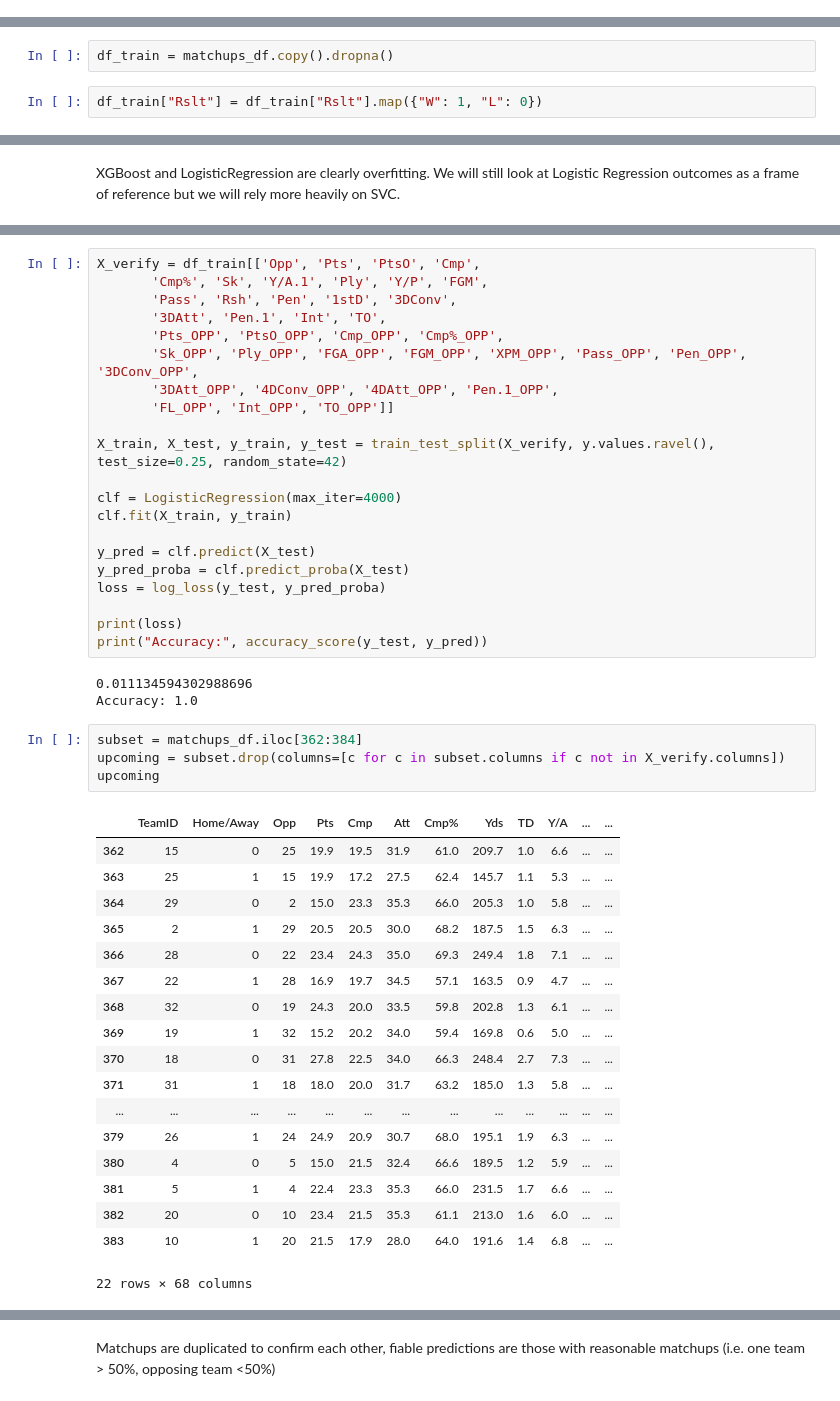
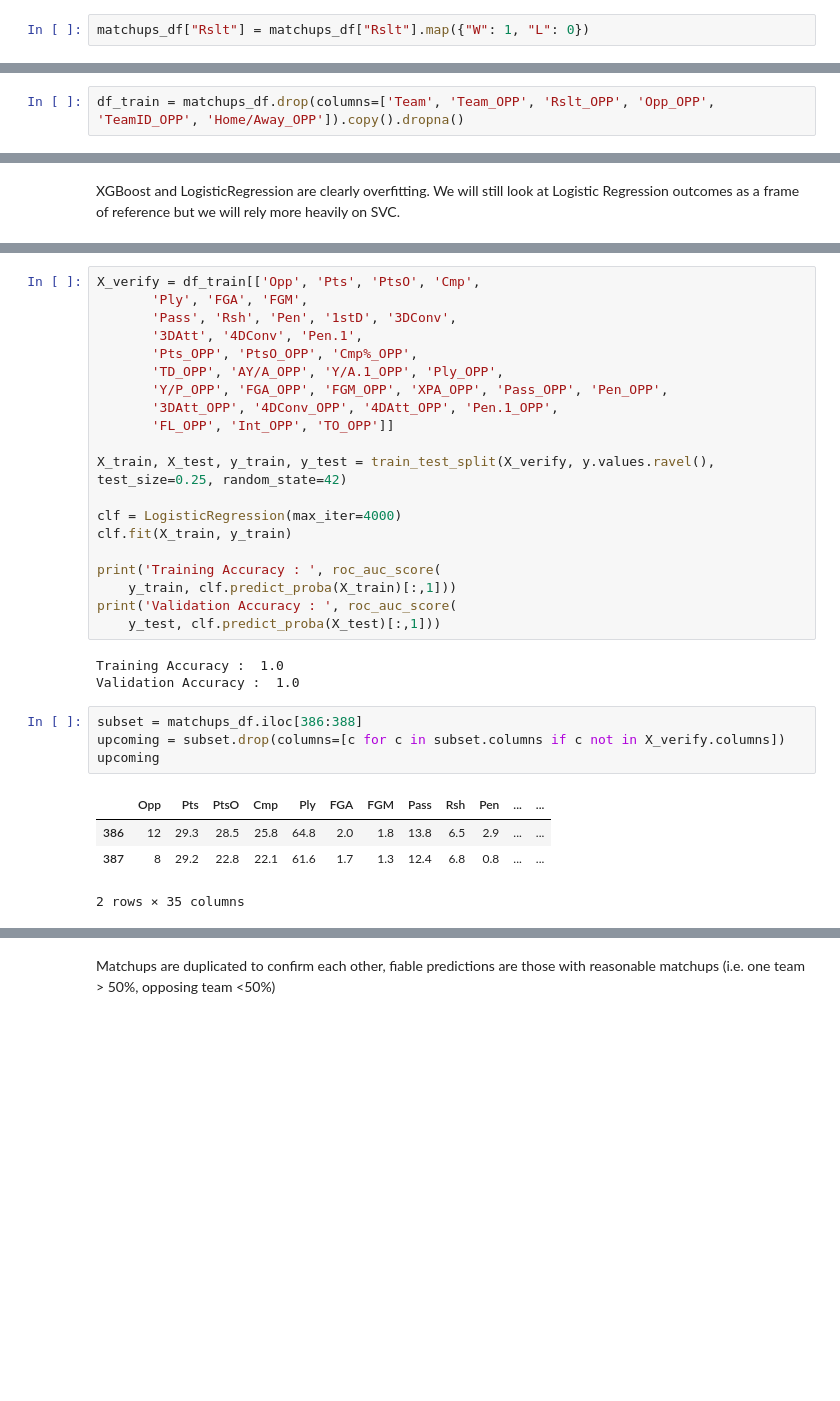
Before and after one commit to pchalhoub/portfolio, a Jupyter notebook: NFL2025.ipynb, the cells around one changed output, grey strips where cells are left out. Drawn from its saved outputs; the diff is of its cells as text; blank space fills up the shorter version.

```diff
--- a/NFL2025.ipynb
+++ b/NFL2025.ipynb
@@ -41,0 +42,2 @@ matchups_df
+# %%
+matchups_df["Rslt"] = matchups_df["Rslt"].map({"W": 1, "L": 0})
@@ -42,7 +54,5 @@ matchups_df
 # %%
-df_train = matchups_df.copy().dropna()
+df_train = matchups_df.drop(columns=['Team', 'Team_OPP', 'Rslt_OPP', 'Opp_OPP', 'TeamID_OPP', 'Home/Away_OPP']).copy().dropna()
-# %%
-df_train["Rslt"] = df_train["Rslt"].map({"W": 1, "L": 0})
 # %%
 df_train.columns
 # %% [output]
@@ -194,10 +231,11 @@ print(coef_df.head(38))
 # %%
 X_verify = df_train[['Opp', 'Pts', 'PtsO', 'Cmp',
-       'Cmp%', 'Sk', 'Y/A.1', 'Ply', 'Y/P', 'FGM',
+       'Ply', 'FGA', 'FGM',
        'Pass', 'Rsh', 'Pen', '1stD', '3DConv',
-       '3DAtt', 'Pen.1', 'Int', 'TO',
-       'Pts_OPP', 'PtsO_OPP', 'Cmp_OPP', 'Cmp%_OPP',
-       'Sk_OPP', 'Ply_OPP', 'FGA_OPP', 'FGM_OPP', 'XPM_OPP', 'Pass_OPP', 'Pen_OPP', '3DConv_OPP',
+       '3DAtt', '4DConv', 'Pen.1',
+       'Pts_OPP', 'PtsO_OPP', 'Cmp%_OPP',
+       'TD_OPP', 'AY/A_OPP', 'Y/A.1_OPP', 'Ply_OPP',
+       'Y/P_OPP', 'FGA_OPP', 'FGM_OPP', 'XPA_OPP', 'Pass_OPP', 'Pen_OPP',
        '3DAtt_OPP', '4DConv_OPP', '4DAtt_OPP', 'Pen.1_OPP',
        'FL_OPP', 'Int_OPP', 'TO_OPP']]
 
@@ -206,38 +244,22 @@ X_train, X_test, y_train, y_test = train_test_split(X_verify, y.values.ravel(),
 clf = LogisticRegression(max_iter=4000)
 clf.fit(X_train, y_train)
 
-y_pred = clf.predict(X_test)
-y_pred_proba = clf.predict_proba(X_test)
-loss = log_loss(y_test, y_pred_proba)
-
-print(loss)
-print("Accuracy:", accuracy_score(y_test, y_pred))
+print('Training Accuracy : ', roc_auc_score(
+    y_train, clf.predict_proba(X_train)[:,1]))
+print('Validation Accuracy : ', roc_auc_score(
+    y_test, clf.predict_proba(X_test)[:,1]))
 # %% [output]
-0.011134594302988696
-Accuracy: 1.0
+Training Accuracy :  1.0
+Validation Accuracy :  1.0
 # %%
-subset = matchups_df.iloc[362:384]
+subset = matchups_df.iloc[386:388]
 upcoming = subset.drop(columns=[c for c in subset.columns if c not in X_verify.columns])
 upcoming
 # %% [output]
-|  | TeamID | Home/Away | Opp | Pts | Cmp | Att | Cmp% | Yds | TD | Y/A | ... | ... |
-| 362 | 15 | 0 | 25 | 19.9 | 19.5 | 31.9 | 61.0 | 209.7 | 1.0 | 6.6 | ... | ... |
-| 363 | 25 | 1 | 15 | 19.9 | 17.2 | 27.5 | 62.4 | 145.7 | 1.1 | 5.3 | ... | ... |
-| 364 | 29 | 0 | 2 | 15.0 | 23.3 | 35.3 | 66.0 | 205.3 | 1.0 | 5.8 | ... | ... |
-| 365 | 2 | 1 | 29 | 20.5 | 20.5 | 30.0 | 68.2 | 187.5 | 1.5 | 6.3 | ... | ... |
-| 366 | 28 | 0 | 22 | 23.4 | 24.3 | 35.0 | 69.3 | 249.4 | 1.8 | 7.1 | ... | ... |
-| 367 | 22 | 1 | 28 | 16.9 | 19.7 | 34.5 | 57.1 | 163.5 | 0.9 | 4.7 | ... | ... |
-| 368 | 32 | 0 | 19 | 24.3 | 20.0 | 33.5 | 59.8 | 202.8 | 1.3 | 6.1 | ... | ... |
-| 369 | 19 | 1 | 32 | 15.2 | 20.2 | 34.0 | 59.4 | 169.8 | 0.6 | 5.0 | ... | ... |
-| 370 | 18 | 0 | 31 | 27.8 | 22.5 | 34.0 | 66.3 | 248.4 | 2.7 | 7.3 | ... | ... |
-| 371 | 31 | 1 | 18 | 18.0 | 20.0 | 31.7 | 63.2 | 185.0 | 1.3 | 5.8 | ... | ... |
-| ... | ... | ... | ... | ... | ... | ... | ... | ... | ... | ... | ... | ... |
-| 379 | 26 | 1 | 24 | 24.9 | 20.9 | 30.7 | 68.0 | 195.1 | 1.9 | 6.3 | ... | ... |
-| 380 | 4 | 0 | 5 | 15.0 | 21.5 | 32.4 | 66.6 | 189.5 | 1.2 | 5.9 | ... | ... |
-| 381 | 5 | 1 | 4 | 22.4 | 23.3 | 35.3 | 66.0 | 231.5 | 1.7 | 6.6 | ... | ... |
-| 382 | 20 | 0 | 10 | 23.4 | 21.5 | 35.3 | 61.1 | 213.0 | 1.6 | 6.0 | ... | ... |
-| 383 | 10 | 1 | 20 | 21.5 | 17.9 | 28.0 | 64.0 | 191.6 | 1.4 | 6.8 | ... | ... |
+|  | Opp | Pts | PtsO | Cmp | Ply | FGA | FGM | Pass | Rsh | Pen | ... | ... |
+| 386 | 12 | 29.3 | 28.5 | 25.8 | 64.8 | 2.0 | 1.8 | 13.8 | 6.5 | 2.9 | ... | ... |
+| 387 | 8 | 29.2 | 22.8 | 22.1 | 61.6 | 1.7 | 1.3 | 12.4 | 6.8 | 0.8 | ... | ... |
-22 rows × 68 columns
+2 rows × 35 columns
 # %%
 print(clf.predict(upcoming))
 probability = clf.predict_proba(upcoming)
```
Also changed, not shown: parts of 19 cells of this notebook, 1 other file.
